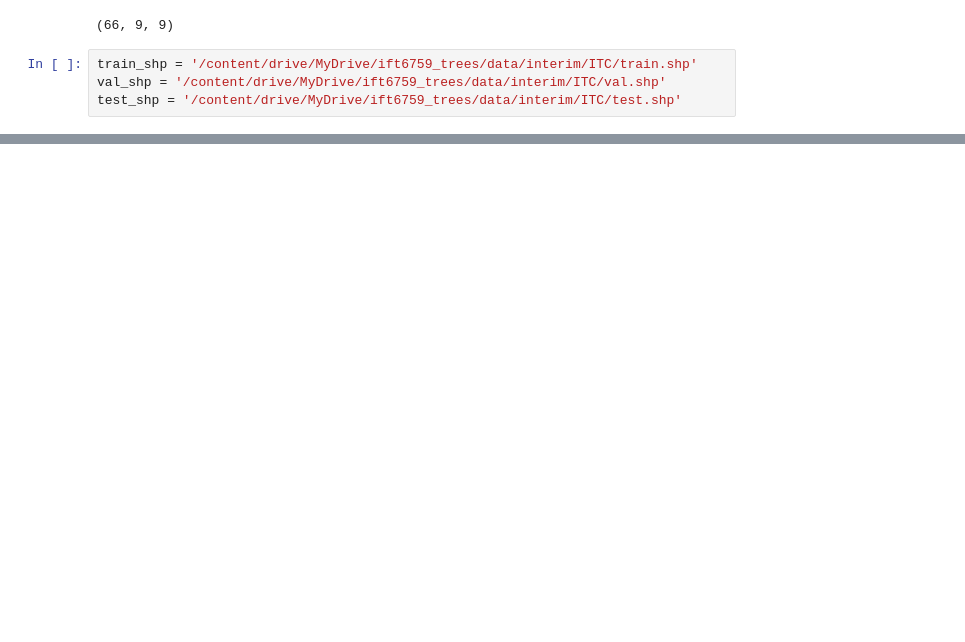
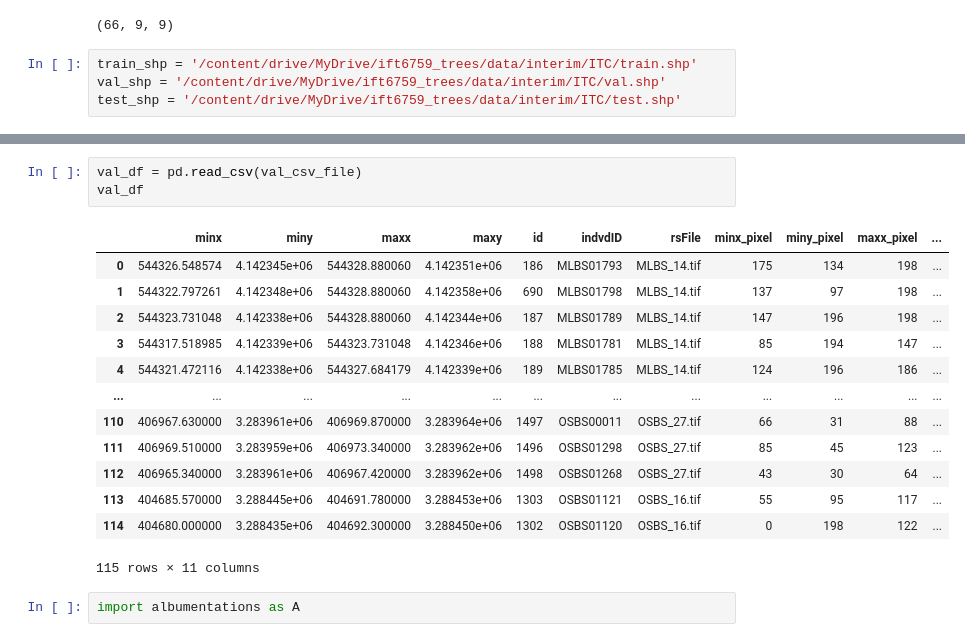
Before and after one commit to anw1998/ift6759_trees, a Jupyter notebook: notebooks/Visualization.ipynb, the cells around one changed output, grey strips where cells are left out. Drawn from its saved outputs; the diff is of its cells as text; blank space fills up the shorter version.

```diff
--- a/notebooks/Visualization.ipynb
+++ b/notebooks/Visualization.ipynb
@@ -188,0 +355,19 @@ interactive(children=(Dropdown(description='Season', options=('train', 'val', 't
+# %%
+val_df = pd.read_csv(val_csv_file)
+val_df
+# %% [output]
+|  | minx | miny | maxx | maxy | id | indvdID | rsFile | minx_pixel | miny_pixel | maxx_pixel | ... |
+| 0 | 544326.548574 | 4.142345e+06 | 544328.880060 | 4.142351e+06 | 186 | MLBS01793 | MLBS_14.tif | 175 | 134 | 198 | ... |
+| 1 | 544322.797261 | 4.142348e+06 | 544328.880060 | 4.142358e+06 | 690 | MLBS01798 | MLBS_14.tif | 137 | 97 | 198 | ... |
+| 2 | 544323.731048 | 4.142338e+06 | 544328.880060 | 4.142344e+06 | 187 | MLBS01789 | MLBS_14.tif | 147 | 196 | 198 | ... |
+| 3 | 544317.518985 | 4.142339e+06 | 544323.731048 | 4.142346e+06 | 188 | MLBS01781 | MLBS_14.tif | 85 | 194 | 147 | ... |
+| 4 | 544321.472116 | 4.142338e+06 | 544327.684179 | 4.142339e+06 | 189 | MLBS01785 | MLBS_14.tif | 124 | 196 | 186 | ... |
+| ... | ... | ... | ... | ... | ... | ... | ... | ... | ... | ... | ... |
+| 110 | 406967.630000 | 3.283961e+06 | 406969.870000 | 3.283964e+06 | 1497 | OSBS00011 | OSBS_27.tif | 66 | 31 | 88 | ... |
+| 111 | 406969.510000 | 3.283959e+06 | 406973.340000 | 3.283962e+06 | 1496 | OSBS01298 | OSBS_27.tif | 85 | 45 | 123 | ... |
+| 112 | 406965.340000 | 3.283961e+06 | 406967.420000 | 3.283962e+06 | 1498 | OSBS01268 | OSBS_27.tif | 43 | 30 | 64 | ... |
+| 113 | 404685.570000 | 3.288445e+06 | 404691.780000 | 3.288453e+06 | 1303 | OSBS01121 | OSBS_16.tif | 55 | 95 | 117 | ... |
+| 114 | 404680.000000 | 3.288435e+06 | 404692.300000 | 3.288450e+06 | 1302 | OSBS01120 | OSBS_16.tif | 0 | 198 | 122 | ... |
+115 rows × 11 columns
+# %%
+import albumentations as A
```
Also changed, not shown: parts of 33 cells of this notebook.
